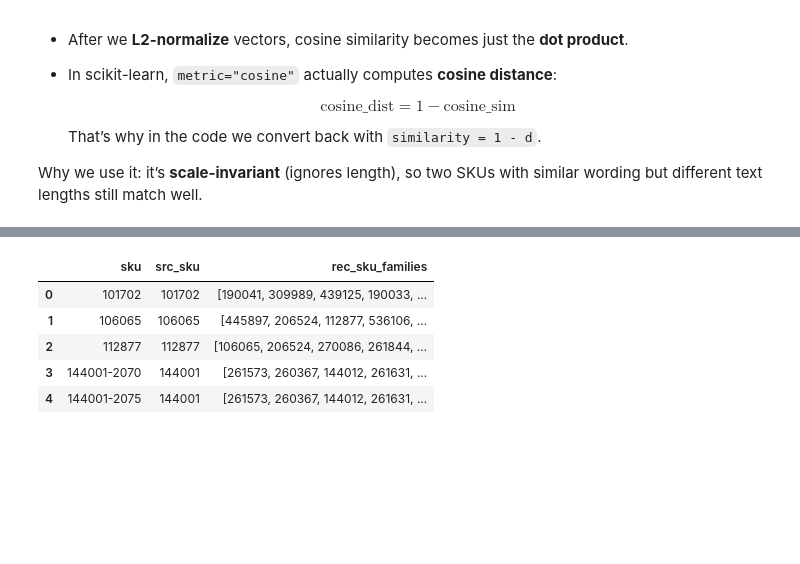
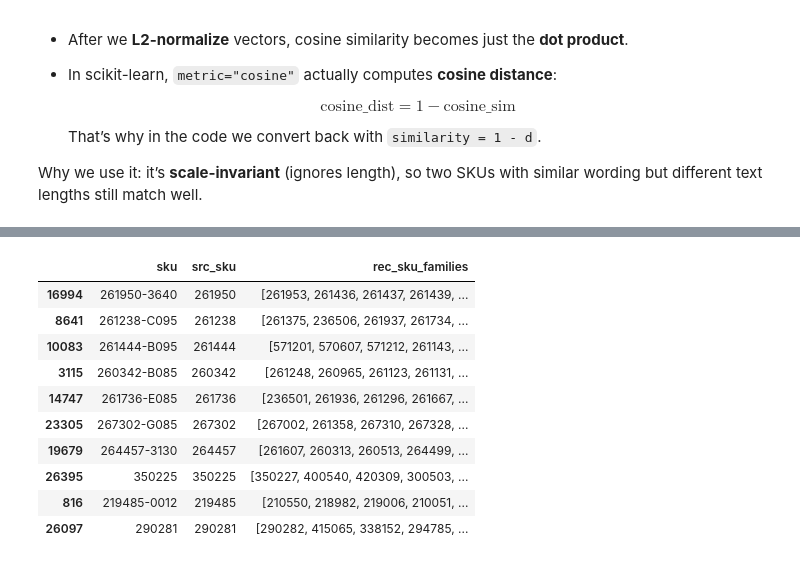
Before and after one commit to maria-lagerholm/itcm_recommendation_engine, a Jupyter notebook: notebooks/simillarity_search.ipynb, the cells around one changed output, grey strips where cells are left out. Saved outputs shown, nothing was run; the diff lists cells and outputs as text; code cells hidden in the pictures; blank space fills up the shorter version.

```diff
--- a/notebooks/simillarity_search.ipynb
+++ b/notebooks/simillarity_search.ipynb
@@ -251,18 +286,28 @@ nn = NearestNeighbors(metric="cosine", n_neighbors=POOL).fit(X_emb)
 dists, idxs = nn.kneighbors(X_emb)
 
 sku_arr = sku_df["sku_family"].values
+
+# Build all recommendations, then filter out self-recommendations
+src_skus = np.repeat(sku_arr, POOL)
+rec_skus = sku_arr[idxs.ravel()]
+similarities = 1 - dists.ravel()
+
 recs = pd.DataFrame({
-    "src_sku": np.repeat(sku_arr, POOL-1),
-    "rec_sku": sku_arr[idxs[:,1:]].ravel(),
-    "similarity": 1 - dists[:,1:].ravel()
+    "src_sku": src_skus,
+    "rec_sku": rec_skus,
+    "similarity": similarities
 })
 
-# Add ranking: for each src_sku, rank rec_sku by similarity descending
+# Remove self-recommendations
+recs = recs[recs["src_sku"] != recs["rec_sku"]].copy()
+
+# For each src_sku, keep only the top POOL-1 recommendations (in case of ties or accidental duplicates)
 recs["rec_rank"] = (
     recs.groupby("src_sku")["similarity"]
     .rank(method="first", ascending=False)
     .astype(int)
 )
+recs = recs[recs["rec_rank"] <= POOL-1]
 
 recs.head(10)
 # %% [output]
@@ -362,22 +407,27 @@ out
 # %%
 # Build (src_sku family -> sku variant) table from fam2skus
 map_long = (pd.DataFrame([(fam, sku) for fam, skus in fam2skus.items() for sku in skus],
                          columns=['src_sku','sku'])
             .astype({'src_sku':'string','sku':'string'}))
 
 # Join so each SKU gets the family's rec_sku_families
 per_sku_recs = (map_long.merge(out.astype({'src_sku':'string'}), on='src_sku', how='inner')
                          [['sku','src_sku','rec_sku_families']]
                          .reset_index(drop=True))
 
-per_sku_recs.head()
+per_sku_recs.sample(10)
 # %% [output]
 |  | sku | src_sku | rec_sku_families |
-| 0 | 101702 | 101702 | [190041, 309989, 439125, 190033, ... |
-| 1 | 106065 | 106065 | [445897, 206524, 112877, 536106, ... |
-| 2 | 112877 | 112877 | [106065, 206524, 270086, 261844, ... |
-| 3 | 144001-2070 | 144001 | [261573, 260367, 144012, 261631, ... |
-| 4 | 144001-2075 | 144001 | [261573, 260367, 144012, 261631, ... |
+| 16994 | 261950-3640 | 261950 | [261953, 261436, 261437, 261439, ... |
+| 8641 | 261238-C095 | 261238 | [261375, 236506, 261937, 261734, ... |
+| 10083 | 261444-B095 | 261444 | [571201, 570607, 571212, 261143, ... |
+| 3115 | 260342-B085 | 260342 | [261248, 260965, 261123, 261131, ... |
+| 14747 | 261736-E085 | 261736 | [236501, 261936, 261296, 261667, ... |
+| 23305 | 267302-G085 | 267302 | [267002, 261358, 267310, 267328, ... |
+| 19679 | 264457-3130 | 264457 | [261607, 260313, 260513, 264499, ... |
+| 26395 | 350225 | 350225 | [350227, 400540, 420309, 300503, ... |
+| 816 | 219485-0012 | 219485 | [210550, 218982, 219006, 210051, ... |
+| 26097 | 290281 | 290281 | [290282, 415065, 338152, 294785, ... |
 # %%
 # Save the per_sku_recs DataFrame to a CSV file
 per_sku_recs.to_csv("../data/predictions/vector_similarity_recommendations.csv", index=False)
```
Also changed, not shown: parts of 7 cells of this notebook.
